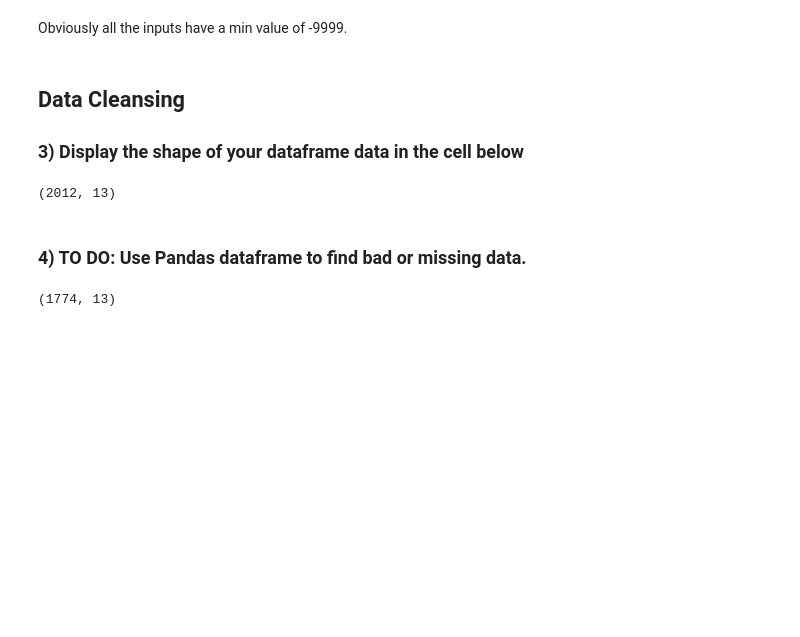
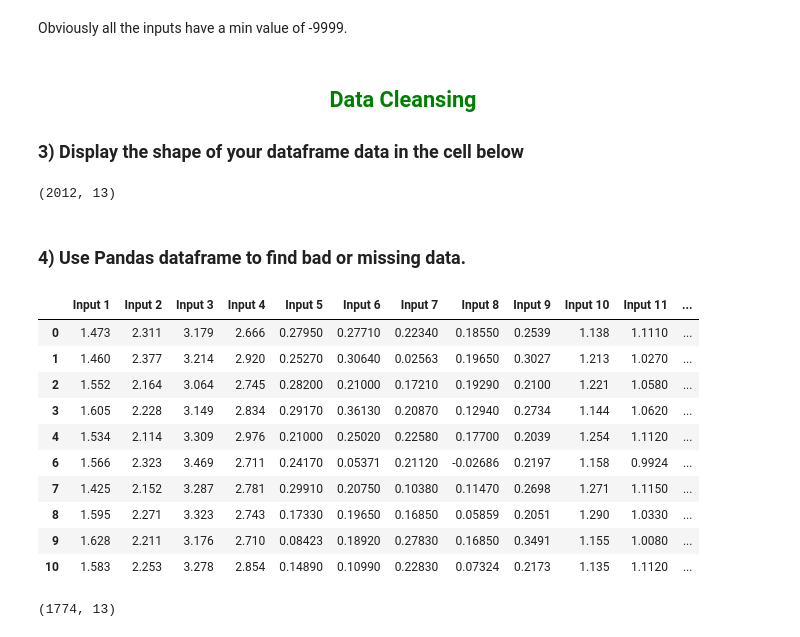
Before and after one commit to thejulio/341ProjectML, a Jupyter notebook: 341Project/Confidential Sensor Data.ipynb, the cells around one changed output. Cells and saved outputs as stored; diff of their text form; code cells hidden in the pictures; blank space fills up the shorter version.

```diff
--- a/341Project/Confidential Sensor Data.ipynb
+++ b/341Project/Confidential Sensor Data.ipynb
@@ -59,19 +59,31 @@ df.describe()
 # %% [markdown]
 Obviously all the inputs have a min value of -9999.
 # %% [markdown]
-## Data Cleansing
+## <font color='green'> <center>Data Cleansing
 ### 3) Display the shape of your dataframe data in the cell below
 # %%
 df.shape
 # %% [output]
 (2012, 13)
 # %% [markdown]
-### 4) TO DO: Use Pandas dataframe to find bad or missing data.
+### 4) Use Pandas dataframe to find bad or missing data.
 # %%
-np.nan_to_num(df)
 # Replace -9999 values with NaN
 df.replace(-9999, np.nan, inplace=True)
 
 # Drop rows with NaN values
 df.dropna(inplace=True)
+df.head(10)
+# %% [output]
+|  | Input 1 | Input 2 | Input 3 | Input 4 | Input 5 | Input 6 | Input 7 | Input 8 | Input 9 | Input 10 | Input 11 | ... |
+| 0 | 1.473 | 2.311 | 3.179 | 2.666 | 0.27950 | 0.27710 | 0.22340 | 0.18550 | 0.2539 | 1.138 | 1.1110 | ... |
+| 1 | 1.460 | 2.377 | 3.214 | 2.920 | 0.25270 | 0.30640 | 0.02563 | 0.19650 | 0.3027 | 1.213 | 1.0270 | ... |
+| 2 | 1.552 | 2.164 | 3.064 | 2.745 | 0.28200 | 0.21000 | 0.17210 | 0.19290 | 0.2100 | 1.221 | 1.0580 | ... |
+| 3 | 1.605 | 2.228 | 3.149 | 2.834 | 0.29170 | 0.36130 | 0.20870 | 0.12940 | 0.2734 | 1.144 | 1.0620 | ... |
+| 4 | 1.534 | 2.114 | 3.309 | 2.976 | 0.21000 | 0.25020 | 0.22580 | 0.17700 | 0.2039 | 1.254 | 1.1120 | ... |
+| 6 | 1.566 | 2.323 | 3.469 | 2.711 | 0.24170 | 0.05371 | 0.21120 | -0.02686 | 0.2197 | 1.158 | 0.9924 | ... |
+| 7 | 1.425 | 2.152 | 3.287 | 2.781 | 0.29910 | 0.20750 | 0.10380 | 0.11470 | 0.2698 | 1.271 | 1.1150 | ... |
+| 8 | 1.595 | 2.271 | 3.323 | 2.743 | 0.17330 | 0.19650 | 0.16850 | 0.05859 | 0.2051 | 1.290 | 1.0330 | ... |
+| 9 | 1.628 | 2.211 | 3.176 | 2.710 | 0.08423 | 0.18920 | 0.27830 | 0.16850 | 0.3491 | 1.155 | 1.0080 | ... |
+| 10 | 1.583 | 2.253 | 3.278 | 2.854 | 0.14890 | 0.10990 | 0.22830 | 0.07324 | 0.2173 | 1.135 | 1.1120 | ... |
 # %%
```
Also changed, not shown: parts of 18 cells of this notebook.
